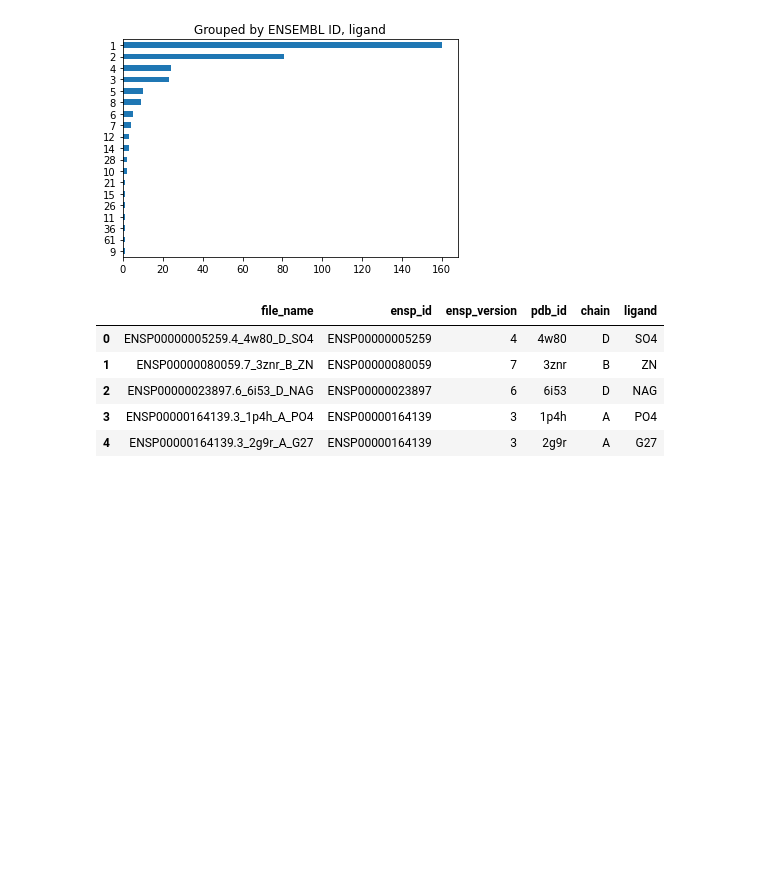
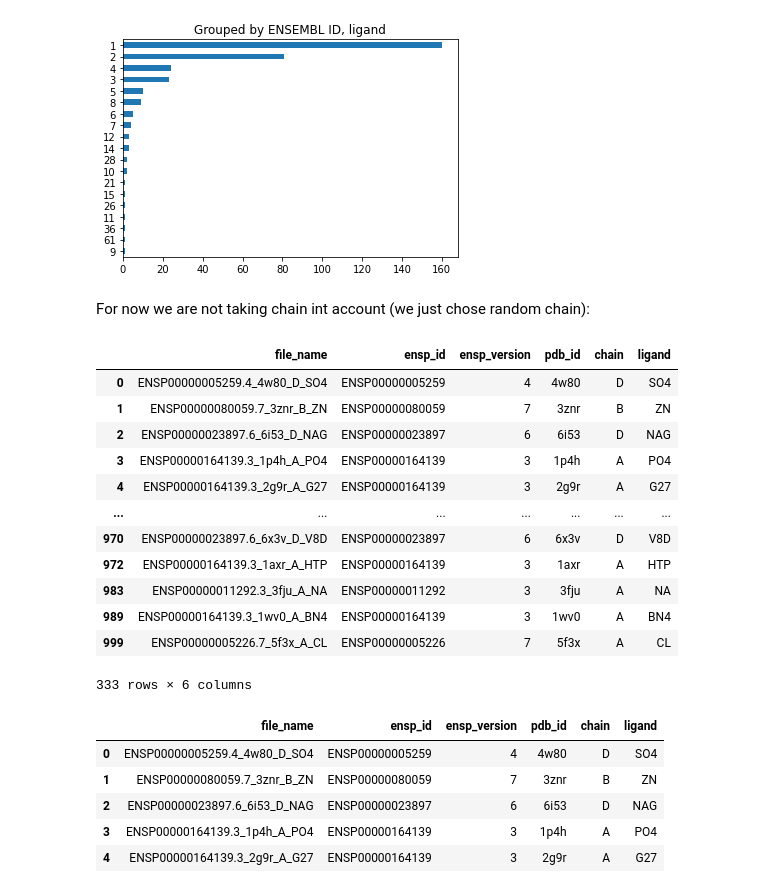
Before and after one commit to timofeiryko/smtb, a Jupyter notebook: preprocessing/ensp_pdb_mapping_EDA.ipynb, the cells around one changed output. Saved outputs shown, nothing was run; the diff lists cells and outputs as text; code cells hidden in the pictures; blank space fills up the shorter version.

```diff
--- a/preprocessing/ensp_pdb_mapping_EDA.ipynb
+++ b/preprocessing/ensp_pdb_mapping_EDA.ipynb
@@ -105,6 +106,24 @@ plt.title('Grouped by ENSEMBL ID, ligand')
 plt.show()
 # %% [output]
 [figure]
+# %% [markdown]
+For now we are not taking chain int account (we just chose random chain):
+# %%
+files_df.drop_duplicates(subset=['ensp_id', 'ligand'])
+# %% [output]
+|  | file_name | ensp_id | ensp_version | pdb_id | chain | ligand |
+| 0 | ENSP00000005259.4_4w80_D_SO4 | ENSP00000005259 | 4 | 4w80 | D | SO4 |
+| 1 | ENSP00000080059.7_3znr_B_ZN | ENSP00000080059 | 7 | 3znr | B | ZN |
+| 2 | ENSP00000023897.6_6i53_D_NAG | ENSP00000023897 | 6 | 6i53 | D | NAG |
+| 3 | ENSP00000164139.3_1p4h_A_PO4 | ENSP00000164139 | 3 | 1p4h | A | PO4 |
+| 4 | ENSP00000164139.3_2g9r_A_G27 | ENSP00000164139 | 3 | 2g9r | A | G27 |
+| ... | ... | ... | ... | ... | ... | ... |
+| 970 | ENSP00000023897.6_6x3v_D_V8D | ENSP00000023897 | 6 | 6x3v | D | V8D |
+| 972 | ENSP00000164139.3_1axr_A_HTP | ENSP00000164139 | 3 | 1axr | A | HTP |
+| 983 | ENSP00000011292.3_3fju_A_NA | ENSP00000011292 | 3 | 3fju | A | NA |
+| 989 | ENSP00000164139.3_1wv0_A_BN4 | ENSP00000164139 | 3 | 1wv0 | A | BN4 |
+| 999 | ENSP00000005226.7_5f3x_A_CL | ENSP00000005226 | 7 | 5f3x | A | CL |
+333 rows × 6 columns
 # %%
 selected_structures_df = files_df.drop_duplicates(subset=['ensp_id', 'ligand'])
 selected_structures_df.head()
```
Also changed, not shown: parts of 7 cells of this notebook.
